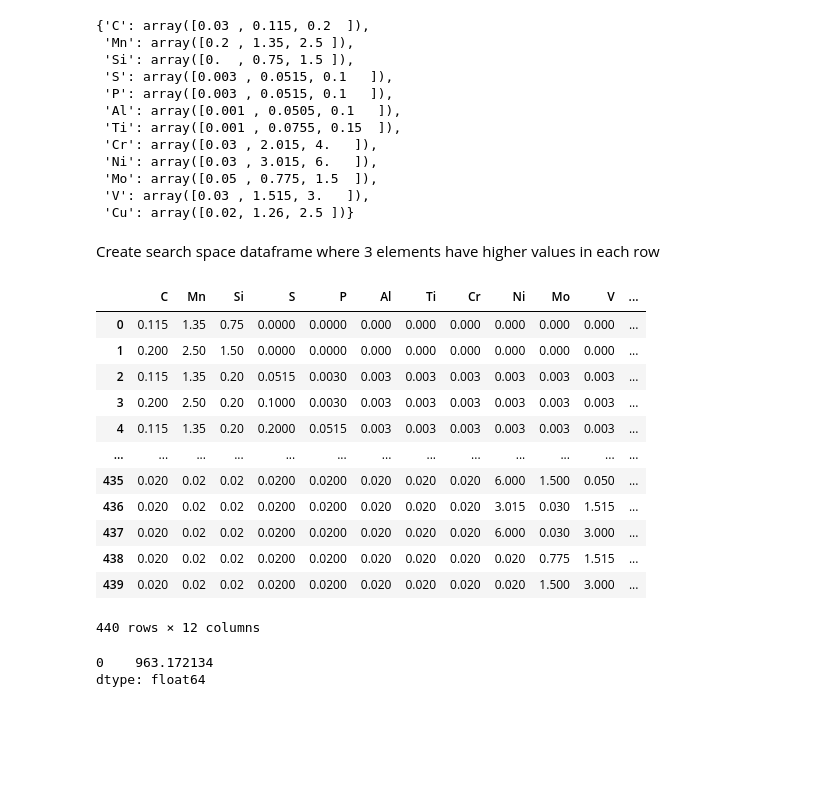
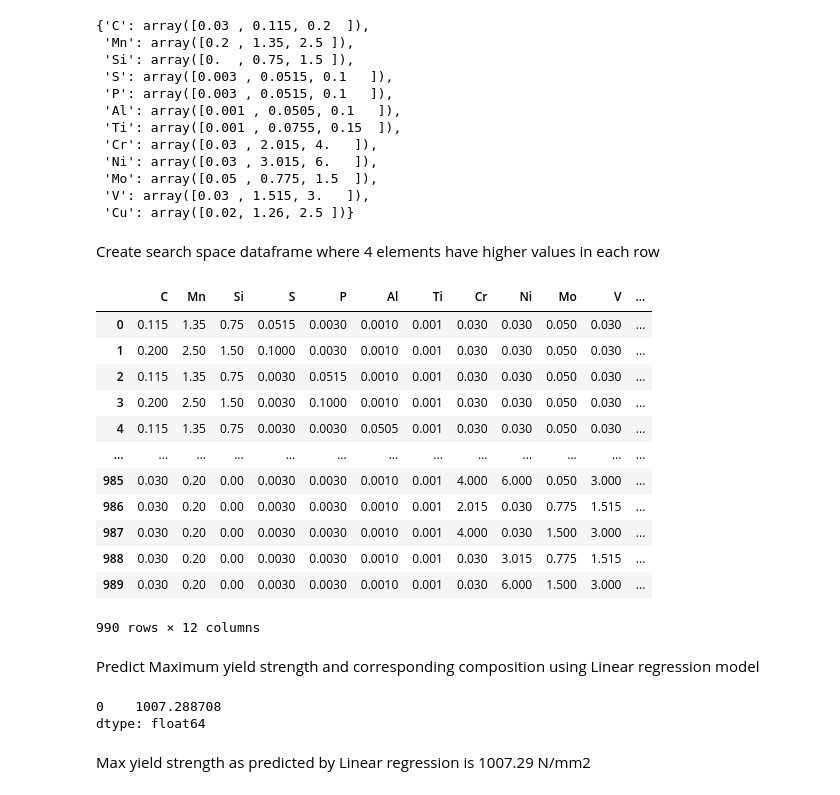
Before and after one commit to AjitPonnappan/MLalloyproject, a Jupyter notebook: FinalNB.ipynb, the cells around one changed output. Drawn from its saved outputs; the diff is of its cells as text; code cells hidden in the pictures; blank space fills up the shorter version.

```diff
--- a/FinalNB.ipynb
+++ b/FinalNB.ipynb
@@ -203,53 +351,57 @@ element_ranges
  'V': array([0.03 , 1.515, 3.   ]),
  'Cu': array([0.02, 1.26, 2.5 ])}
 # %% [markdown]
-Create search space dataframe where 3 elements have higher values in each row
+Create search space dataframe where 4 elements have higher values in each row
 # %%
 from itertools import combinations
 
 def get_compositions(elements,element_ranges_dict,comb):
     #df=[elements]
     df=[]
     for elements_sel in combinations(elements,comb):
         i = 1
         while i<3:
             row=[]
             for elem in elements:
+                x = element_ranges_dict[elem]
                 if elem in elements_sel:
-                    x = element_ranges_dict[elem]
                     row.append(np.round(x[i],4)) #round to 3 decimal places
                 else:
                     row.append(x[0])
             i+=1
             df.append(row)
     DataF = pd.DataFrame(df,columns=elements)
     #DataF = pd.DataFrame(df)
     return(DataF)
 
 
 
-search_space = get_compositions(elements, element_ranges, comb=3)
+search_space = get_compositions(elements, element_ranges, comb=4)
 search_space
 # %% [output]
 |  | C | Mn | Si | S | P | Al | Ti | Cr | Ni | Mo | V | ... |
-| 0 | 0.115 | 1.35 | 0.75 | 0.0000 | 0.0000 | 0.000 | 0.000 | 0.000 | 0.000 | 0.000 | 0.000 | ... |
-| 1 | 0.200 | 2.50 | 1.50 | 0.0000 | 0.0000 | 0.000 | 0.000 | 0.000 | 0.000 | 0.000 | 0.000 | ... |
-| 2 | 0.115 | 1.35 | 0.20 | 0.0515 | 0.0030 | 0.003 | 0.003 | 0.003 | 0.003 | 0.003 | 0.003 | ... |
-| 3 | 0.200 | 2.50 | 0.20 | 0.1000 | 0.0030 | 0.003 | 0.003 | 0.003 | 0.003 | 0.003 | 0.003 | ... |
-| 4 | 0.115 | 1.35 | 0.20 | 0.2000 | 0.0515 | 0.003 | 0.003 | 0.003 | 0.003 | 0.003 | 0.003 | ... |
+| 0 | 0.115 | 1.35 | 0.75 | 0.0515 | 0.0030 | 0.0010 | 0.001 | 0.030 | 0.030 | 0.050 | 0.030 | ... |
+| 1 | 0.200 | 2.50 | 1.50 | 0.1000 | 0.0030 | 0.0010 | 0.001 | 0.030 | 0.030 | 0.050 | 0.030 | ... |
+| 2 | 0.115 | 1.35 | 0.75 | 0.0030 | 0.0515 | 0.0010 | 0.001 | 0.030 | 0.030 | 0.050 | 0.030 | ... |
+| 3 | 0.200 | 2.50 | 1.50 | 0.0030 | 0.1000 | 0.0010 | 0.001 | 0.030 | 0.030 | 0.050 | 0.030 | ... |
+| 4 | 0.115 | 1.35 | 0.75 | 0.0030 | 0.0030 | 0.0505 | 0.001 | 0.030 | 0.030 | 0.050 | 0.030 | ... |
 | ... | ... | ... | ... | ... | ... | ... | ... | ... | ... | ... | ... | ... |
-| 435 | 0.020 | 0.02 | 0.02 | 0.0200 | 0.0200 | 0.020 | 0.020 | 0.020 | 6.000 | 1.500 | 0.050 | ... |
-| 436 | 0.020 | 0.02 | 0.02 | 0.0200 | 0.0200 | 0.020 | 0.020 | 0.020 | 3.015 | 0.030 | 1.515 | ... |
-| 437 | 0.020 | 0.02 | 0.02 | 0.0200 | 0.0200 | 0.020 | 0.020 | 0.020 | 6.000 | 0.030 | 3.000 | ... |
-| 438 | 0.020 | 0.02 | 0.02 | 0.0200 | 0.0200 | 0.020 | 0.020 | 0.020 | 0.020 | 0.775 | 1.515 | ... |
-| 439 | 0.020 | 0.02 | 0.02 | 0.0200 | 0.0200 | 0.020 | 0.020 | 0.020 | 0.020 | 1.500 | 3.000 | ... |
+| 985 | 0.030 | 0.20 | 0.00 | 0.0030 | 0.0030 | 0.0010 | 0.001 | 4.000 | 6.000 | 0.050 | 3.000 | ... |
+| 986 | 0.030 | 0.20 | 0.00 | 0.0030 | 0.0030 | 0.0010 | 0.001 | 2.015 | 0.030 | 0.775 | 1.515 | ... |
+| 987 | 0.030 | 0.20 | 0.00 | 0.0030 | 0.0030 | 0.0010 | 0.001 | 4.000 | 0.030 | 1.500 | 3.000 | ... |
+| 988 | 0.030 | 0.20 | 0.00 | 0.0030 | 0.0030 | 0.0010 | 0.001 | 0.030 | 3.015 | 0.775 | 1.515 | ... |
+| 989 | 0.030 | 0.20 | 0.00 | 0.0030 | 0.0030 | 0.0010 | 0.001 | 0.030 | 6.000 | 1.500 | 3.000 | ... |
-440 rows × 12 columns
+990 rows × 12 columns
+# %% [markdown]
+Predict Maximum yield strength and corresponding composition using Linear regression model
 # %%
 X_pred = search_space
-y_pred= model.predict(X_pred)
+y_pred= LRmodel.predict(X_pred)
 df_pred = pd.DataFrame(y_pred)
 df_pred.max(axis=0)
 # %% [output]
-0    963.172134
+0    1007.288708
 dtype: float64
+# %% [markdown]
+Max yield strength as predicted by Linear regression is 1007.29 N/mm2
 # %%
```
Also changed, not shown: parts of 65 cells of this notebook, 1 other file.
